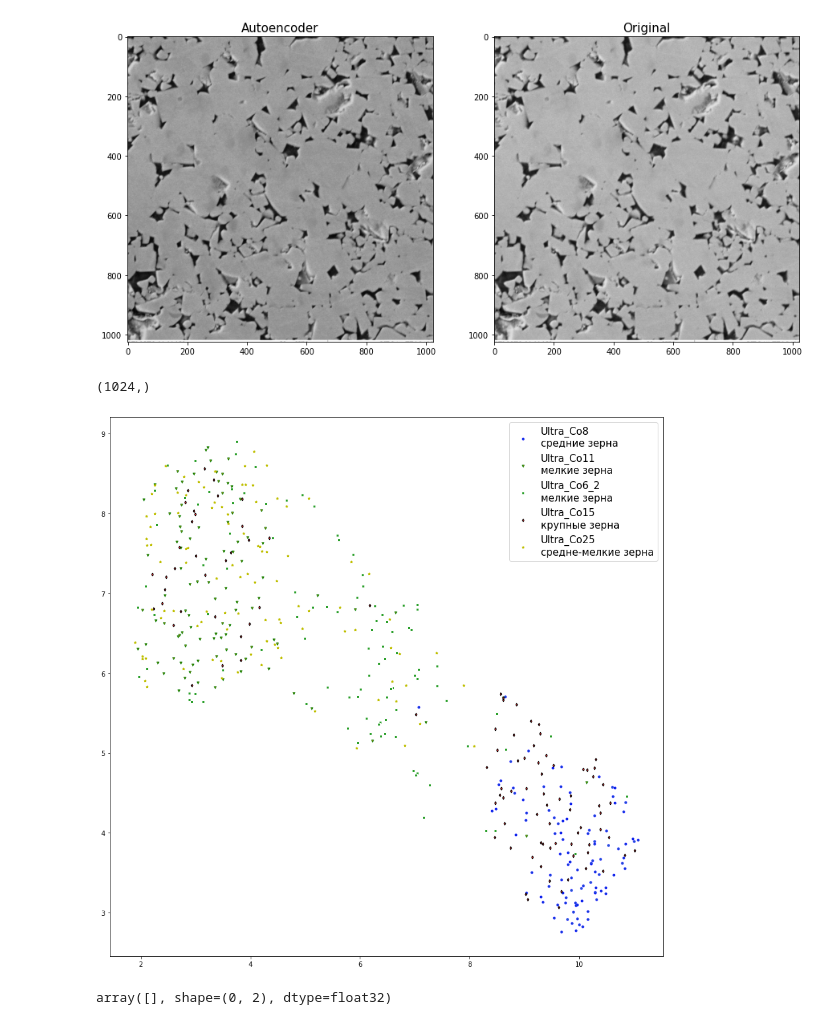
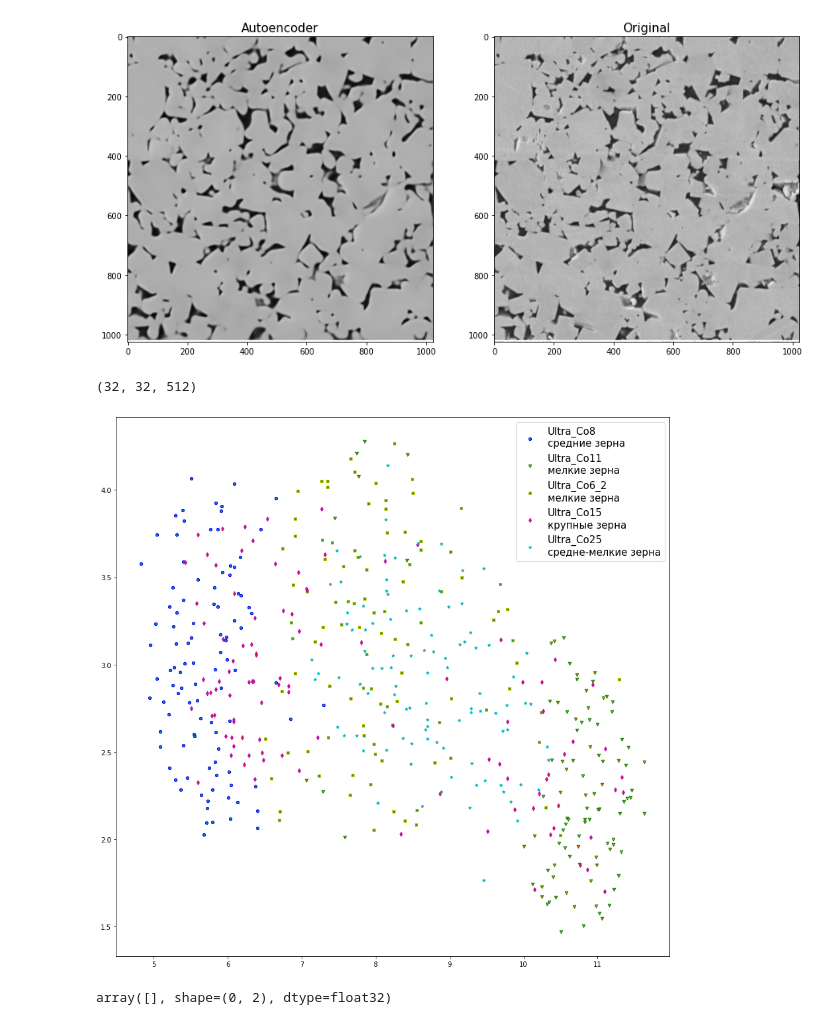
Before and after one commit to dkagramanyan/WC-Co_computer_vision, a Jupyter notebook: 06 - NN.ipynb, the cells around one changed output. Saved outputs shown, nothing was run; the diff lists cells and outputs as text; code cells hidden in the pictures.

Commit message:
autoencoder fix

```diff
--- a/06 - NN.ipynb
+++ b/06 - NN.ipynb
@@ -45,4 +31,13 @@ _________________________________________________________________
+# %%
+image_shape = (1024, 1024, 1)
+inputs = tf.keras.Input(shape=image_shape)
+net = U2NET(1)
+out = net(inputs)
+net.built=True
+net.load_weights('data/saved_models/u2netP_loss=0.0027.h5')
+
+model = tf.keras.Model(inputs=inputs, outputs=out[0], name='u2netmodel')
 # %%
 N=100
-x_train, x_test, y_train, y_test = train_test_split(  all_images_rgb[:N],all_images_rgb[:N], test_size=0.2 )
+x_train, x_test, y_train, y_test = train_test_split(  all_images_rgb,all_images_rgb, test_size=0.2 )
 # %%
@@ -92,23 +57,23 @@ plt.show()
 # %%
 #predict=model.predict(tf.expand_dims(all_images_rgb[0],axis=0))[0]
-predict=net(tf.expand_dims(x_test[0],axis=0))[0][0]
+predict=net(tf.expand_dims(x_test[2],axis=0))[0][0]
 
-original=x_test[0]
+original=x_test[2]
 
 fig, (ax1, ax2) = plt.subplots(1, 2,figsize=(15,15))
 ax1.imshow(predict,cmap='gray')
 ax1.set_title('Autoencoder',fontsize=15)
 
 ax2.imshow(original,cmap='gray')
 ax2.set_title('Original',fontsize=15)
-plt.savefig('autoencoder_test.png')
+plt.savefig(f'autoencoder_test_loss={loss}.png')
 plt.show()
 # %% [output]
-[figure, old version]
+[figure, new version]
 # %%
-net(tf.expand_dims(all_images_rgb[0],axis=0))[1][0].numpy().flatten().shape
+net(tf.expand_dims(all_images_rgb[0],axis=0))[1][0].numpy().shape
 # %% [output]
-(1024,)
+(32, 32, 512)
 # %%
 all_images = np.load('data/saved np/all_images_no_preprocess.npy', allow_pickle=True)
 images_embs = []
@@ -129,21 +94,21 @@ color_indeces=[len(all_images[0]),
 # %%
 N=15
 fig, ax = plt.subplots(figsize=(N,N))
-size=10
+size=20
 
 names = ['Ultra_Co8\nсредние зерна', 'Ultra_Co11\nмелкие зерна', 'Ultra_Co6_2\nмелкие зерна', 'Ultra_Co15\nкрупные зерна', 'Ultra_Co25\nсредне-мелкие зерна']
 
 
 ax.scatter(umaped_vct[:color_indeces[0], 0], umaped_vct[:color_indeces[0], 1],edgecolor='b', s=size,marker='8')
 ax.scatter(umaped_vct[color_indeces[0]:color_indeces[1], 0], umaped_vct[color_indeces[0]:color_indeces[1], 1],edgecolor='g', s=size,marker='v')
-ax.scatter(umaped_vct[color_indeces[1]:color_indeces[2], 0], umaped_vct[color_indeces[1]:color_indeces[2], 1],edgecolor='w', s=size,marker='s')
-ax.scatter(umaped_vct[color_indeces[2]:color_indeces[3], 0], umaped_vct[color_indeces[2]:color_indeces[3], 1],edgecolor='k', s=size,marker='d')
-ax.scatter(umaped_vct[color_indeces[3]:, 0], umaped_vct[color_indeces[3]:, 1],edgecolor='y', s=size,marker='*')
+ax.scatter(umaped_vct[color_indeces[1]:color_indeces[2], 0], umaped_vct[color_indeces[1]:color_indeces[2], 1],edgecolor='y', s=size,marker='s')
+ax.scatter(umaped_vct[color_indeces[2]:color_indeces[3], 0], umaped_vct[color_indeces[2]:color_indeces[3], 1],edgecolor='m', s=size,marker='d')
+ax.scatter(umaped_vct[color_indeces[3]:, 0], umaped_vct[color_indeces[3]:, 1],edgecolor='c', s=size,marker='*')
 ax.legend(names,fontsize=15)
-plt.savefig('embs_space.png')
+plt.savefig(f'embs_space_loss={loss}.png')
 plt.show()
 # %% [output]
-[figure, old version]
+[figure, new version]
 # %%
 umaped_vct[color_indeces[2]:color_indeces[3]]
 # %% [output]
```
Also changed, not shown: parts of 8 cells of this notebook, 1 other file.
